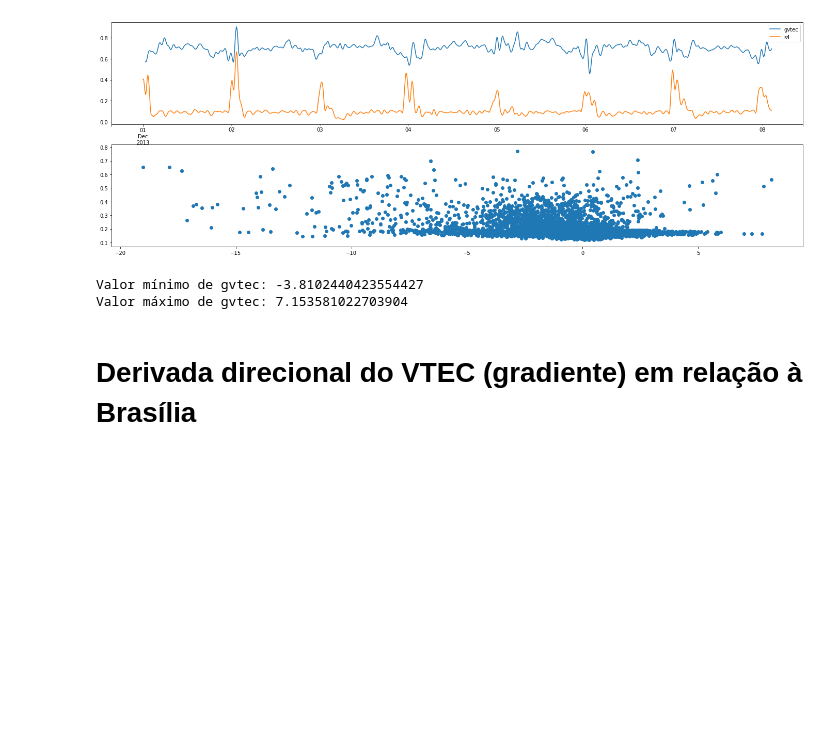
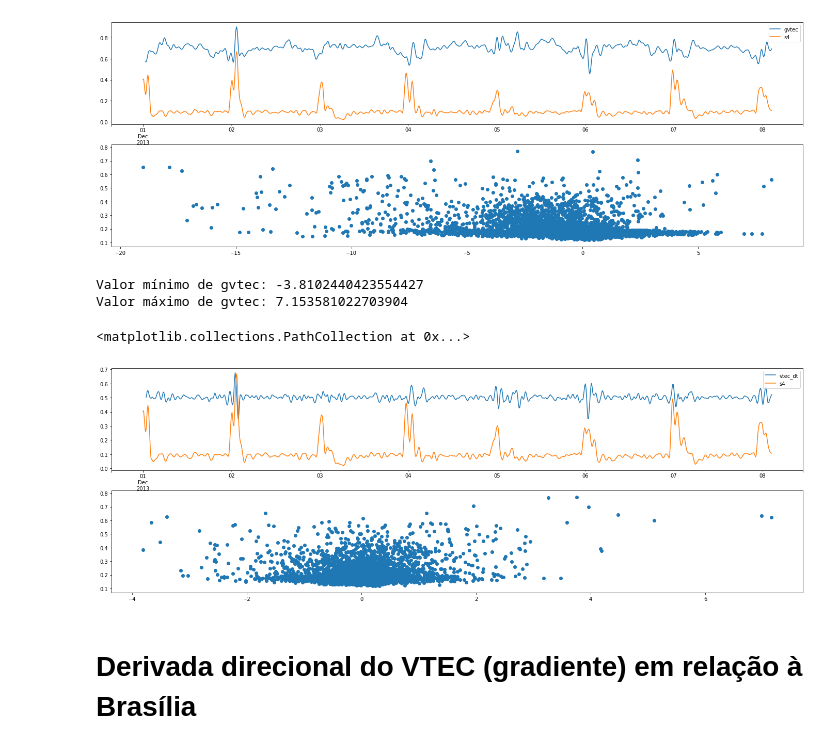
Before and after one commit to retiarus/correlation_vtec_s4, a Jupyter notebook: 06_analise_sj2.ipynb, the cells around one changed output. Drawn from its saved outputs; the diff is of its cells as text; code cells hidden in the pictures; blank space fills up the shorter version.

```diff
--- a/06_analise_sj2.ipynb
+++ b/06_analise_sj2.ipynb
@@ -179,23 +179,33 @@ Valor máximo de gvtec: 8.182026361709774
 # %%
 # calculate first order derivative in time for the gtec data
 # and then, save series
 
 gvtec_lag_1 = gvtec.shift(1)
 gvtec_dt = gvtec - gvtec_lag_1
-df['gvtec_dt'] = gvtec_dt.values
+df['gvtec1_dt'] = gvtec_dt.values
 
 # to vtec_dt data
 value_min_gvtec_dt = gvtec_dt.min()
 value_max_gvtec_dt = gvtec_dt.max()
 
 print('Valor mínimo de gvtec:', value_min_gvtec_dt)
 print('Valor máximo de gvtec:', value_max_gvtec_dt)
 
 scale_gvtec_dt = Scale(value_min_gvtec_dt, value_max_gvtec_dt)
 gvtec_dt_scale = pd.Series(scale_vtec_dt(gvtec_dt.values.ravel()), index=gvtec_dt.index)
+
+fig, ax = plt.subplots(2, 1)
+figsize=(24, 8)
+gvtec_dt_scale[0:1024].plot(figsize=figsize, ax=ax[0], label='vtec_dt')
+s4_scale[0:1024].plot(figsize=figsize, ax=ax[0], label='s4')
+ax[0].legend(loc="upper right")
+
+ax[1].scatter(gvtec_dt.values, s4.values)
 # %% [output]
 Valor mínimo de gvtec: -3.8102440423554427
 Valor máximo de gvtec: 7.153581022703904
+<matplotlib.collections.PathCollection at 0x...>
+[figure, added]
 # %% [markdown]
 # Derivada direcional do VTEC (gradiente) em relação à Brasília
 # %%
```
Also changed, not shown: parts of 2 cells of this notebook, 1 other file.
